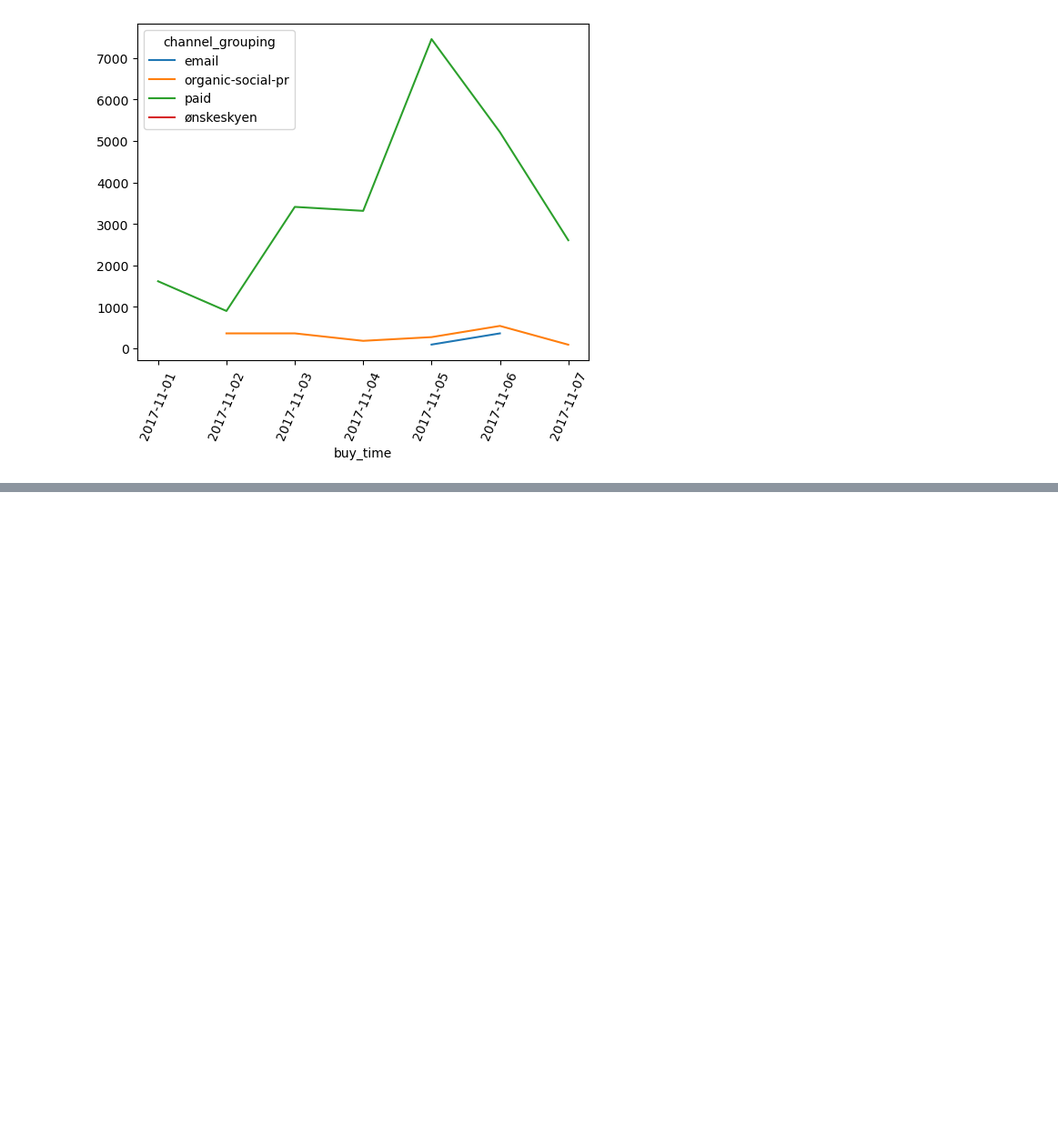
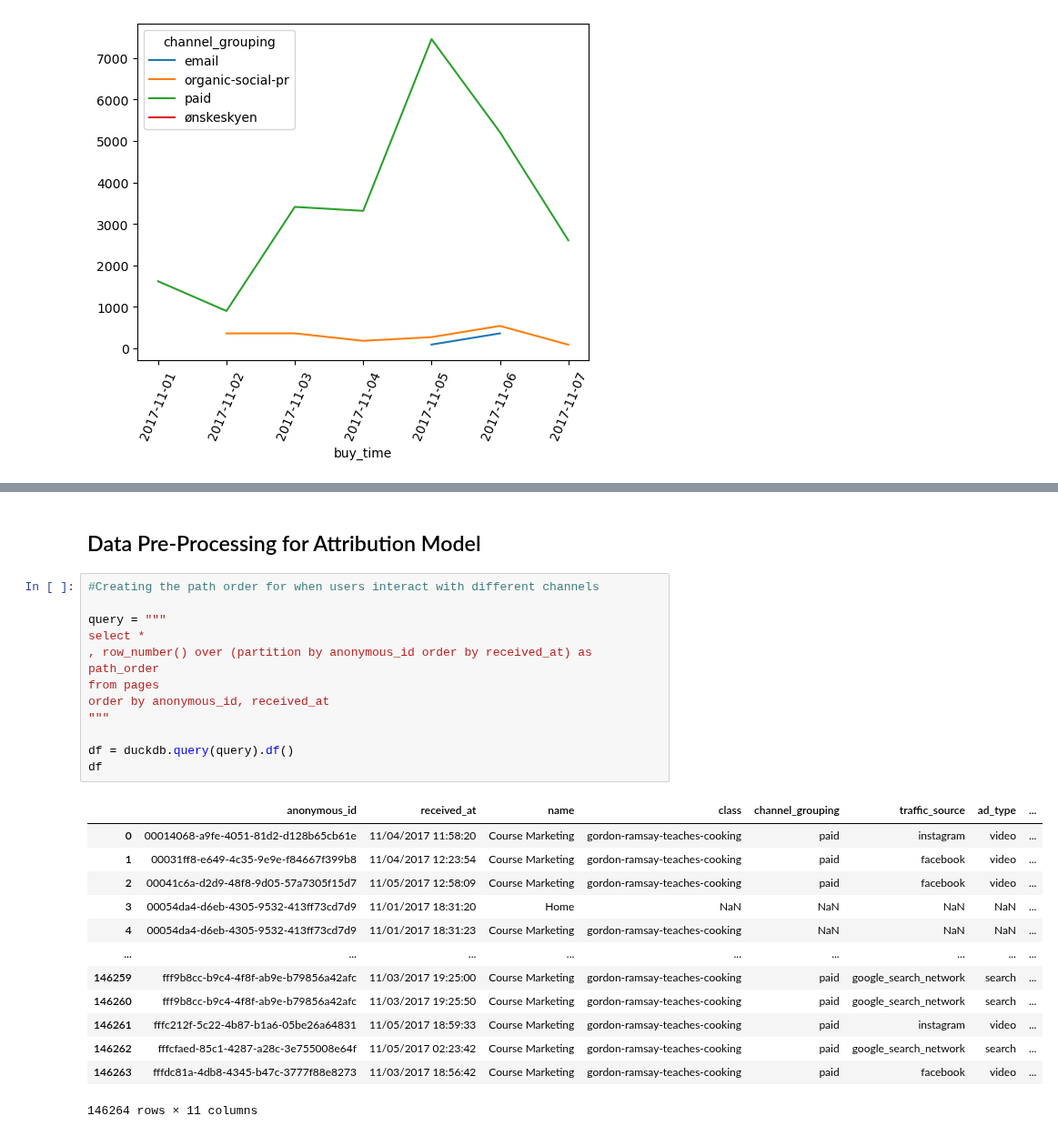
Before and after one commit to mindyng/2023-Business-Projects, a Jupyter notebook: masterclass-user-behavior-analysis-v2.ipynb, the cells around one changed output, grey strips where cells are left out. Shown at 91% size. Saved outputs shown, nothing was run; the diff lists cells and outputs as text; blank space fills up the shorter version.

Commit message:
Kaggle Notebook | Masterclass User Behavior Analysis v2 | Version 12

```diff
--- a/masterclass-user-behavior-analysis-v2.ipynb
+++ b/masterclass-user-behavior-analysis-v2.ipynb
@@ -1936,0 +2004,28 @@ Most conversions come from paid with spike in between November 4th and 5th.
+# %% [markdown]
+## Data Pre-Processing for Attribution Model
+# %%
+#Creating the path order for when users interact with different channels
+
+query = """
+select *
+, row_number() over (partition by anonymous_id order by received_at) as path_order
+from pages
+order by anonymous_id, received_at
+"""
+
+df = duckdb.query(query).df()
+df
+# %% [output]
+|  | anonymous_id | received_at | name | class | channel_grouping | traffic_source | ad_type | ... |
+| 0 | 00014068-a9fe-4051-81d2-d128b65cb61e | 11/04/2017 11:58:20 | Course Marketing | gordon-ramsay-teaches-cooking | paid | instagram | video | ... |
+| 1 | 00031ff8-e649-4c35-9e9e-f84667f399b8 | 11/04/2017 12:23:54 | Course Marketing | gordon-ramsay-teaches-cooking | paid | facebook | video | ... |
+| 2 | 00041c6a-d2d9-48f8-9d05-57a7305f15d7 | 11/05/2017 12:58:09 | Course Marketing | gordon-ramsay-teaches-cooking | paid | facebook | video | ... |
+| 3 | 00054da4-d6eb-4305-9532-413ff73cd7d9 | 11/01/2017 18:31:20 | Home | NaN | NaN | NaN | NaN | ... |
+| 4 | 00054da4-d6eb-4305-9532-413ff73cd7d9 | 11/01/2017 18:31:23 | Course Marketing | gordon-ramsay-teaches-cooking | NaN | NaN | NaN | ... |
+| ... | ... | ... | ... | ... | ... | ... | ... | ... |
+| 146259 | fff9b8cc-b9c4-4f8f-ab9e-b79856a42afc | 11/03/2017 19:25:00 | Course Marketing | gordon-ramsay-teaches-cooking | paid | google_search_network | search | ... |
+| 146260 | fff9b8cc-b9c4-4f8f-ab9e-b79856a42afc | 11/03/2017 19:25:50 | Course Marketing | gordon-ramsay-teaches-cooking | paid | google_search_network | search | ... |
+| 146261 | fffc212f-5c22-4b87-b1a6-05be26a64831 | 11/05/2017 18:59:33 | Course Marketing | gordon-ramsay-teaches-cooking | paid | instagram | video | ... |
+| 146262 | fffcfaed-85c1-4287-a28c-3e755008e64f | 11/05/2017 02:23:42 | Course Marketing | gordon-ramsay-teaches-cooking | paid | google_search_network | search | ... |
+| 146263 | fffdc81a-4db8-4345-b47c-3777f88e8273 | 11/03/2017 18:56:42 | Course Marketing | gordon-ramsay-teaches-cooking | paid | facebook | video | ... |
+146264 rows × 11 columns
```
Also changed, not shown: parts of 21 cells of this notebook.
